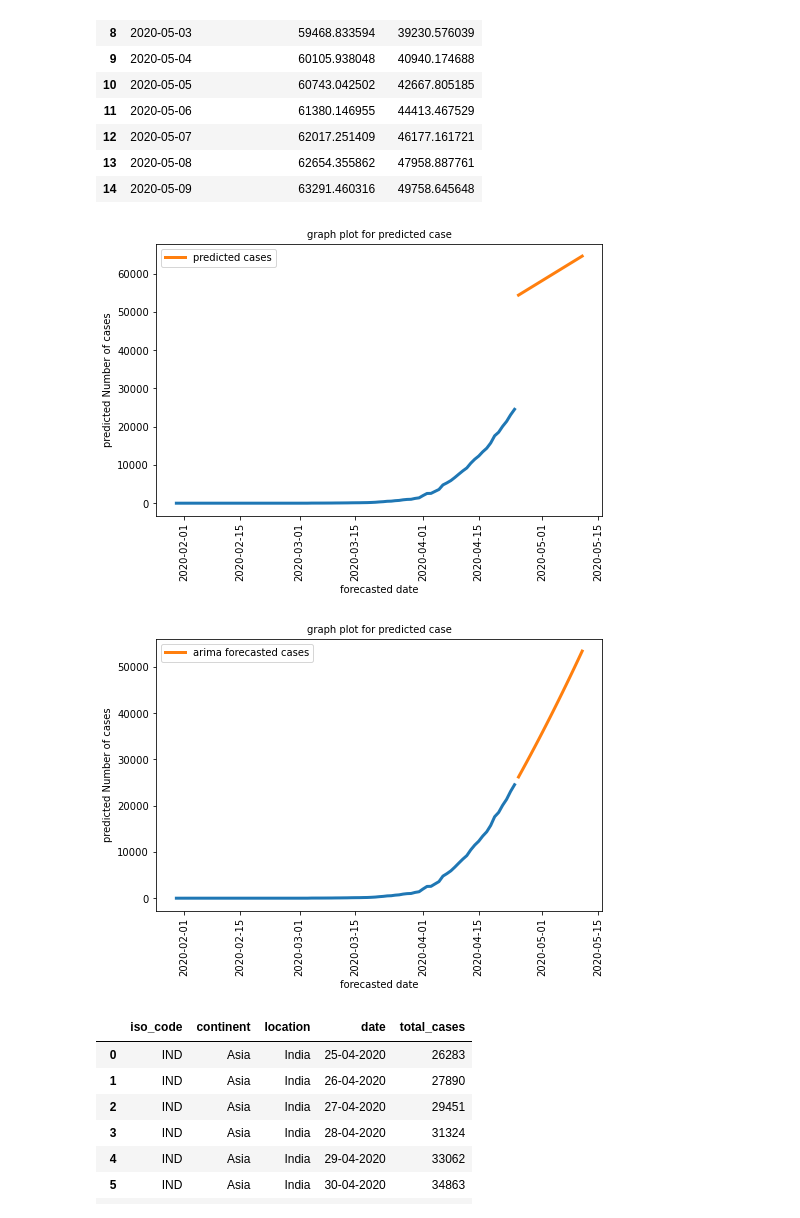
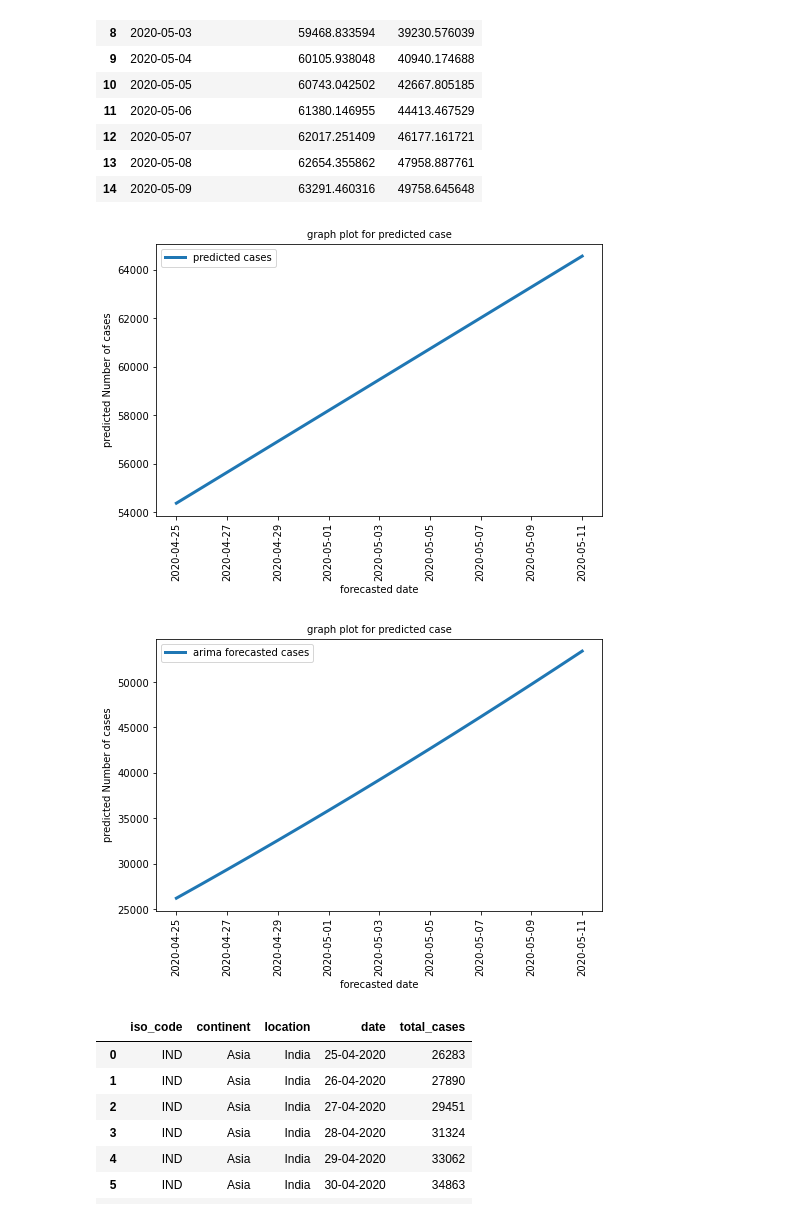
Before and after one commit to balaji1702/covid19caseprrediction, a Jupyter notebook: case forecasting and prediction.ipynb, the cells around one changed output. Cells and saved outputs as stored; diff of their text form; code cells hidden in the pictures.

```diff
--- a/case forecasting and prediction.ipynb
+++ b/case forecasting and prediction.ipynb
@@ -324,7 +324,7 @@ model_predictions.head(15)
 predicted_value=model_predictions["Holts Linear Model Prediction"]
 forecastdates=model_predictions["Dates"]
 plt.figure(figsize=(8,5))
-plt.plot(india_dataset["Date"],india_dataset["Confirmed"],linewidth=3,)
+#plt.plot(india_dataset["Date"],india_dataset["Confirmed"],linewidth=3,)
 plt.plot(forecastdates,predicted_value,label="predicted cases",linewidth=3,)
 plt.xlabel("forecasted date",fontsize=10)
 plt.ylabel("predicted Number of cases",fontsize=10)
@@ -333,21 +333,21 @@ plt.legend()
 plt.xticks(rotation=90)
 plt.show()
 # %% [output]
-[figure, old version]
+[figure, new version]
 # %%
 predicted_value=model_predictions["arima_forecast"]
 forecastdates=model_predictions["Dates"]
 plt.figure(figsize=(8,5))
-plt.plot(india_dataset["Date"],india_dataset["Confirmed"],linewidth=3,)
+#plt.plot(india_dataset["Date"],india_dataset["Confirmed"],linewidth=3,)
 plt.plot(forecastdates,predicted_value,label="arima forecasted cases",linewidth=3,)
 plt.xlabel("forecasted date",fontsize=10)
 plt.ylabel("predicted Number of cases",fontsize=10)
 plt.title("graph plot for predicted case",fontsize=10)
 plt.legend()
 plt.xticks(rotation=90)
 plt.show()
 # %% [output]
-[figure, old version]
+[figure, new version]
 # %%
  actualdata= pd.read_csv("actualdata.csv")
 # %%
```
Also changed, not shown: parts of 4 cells of this notebook.
